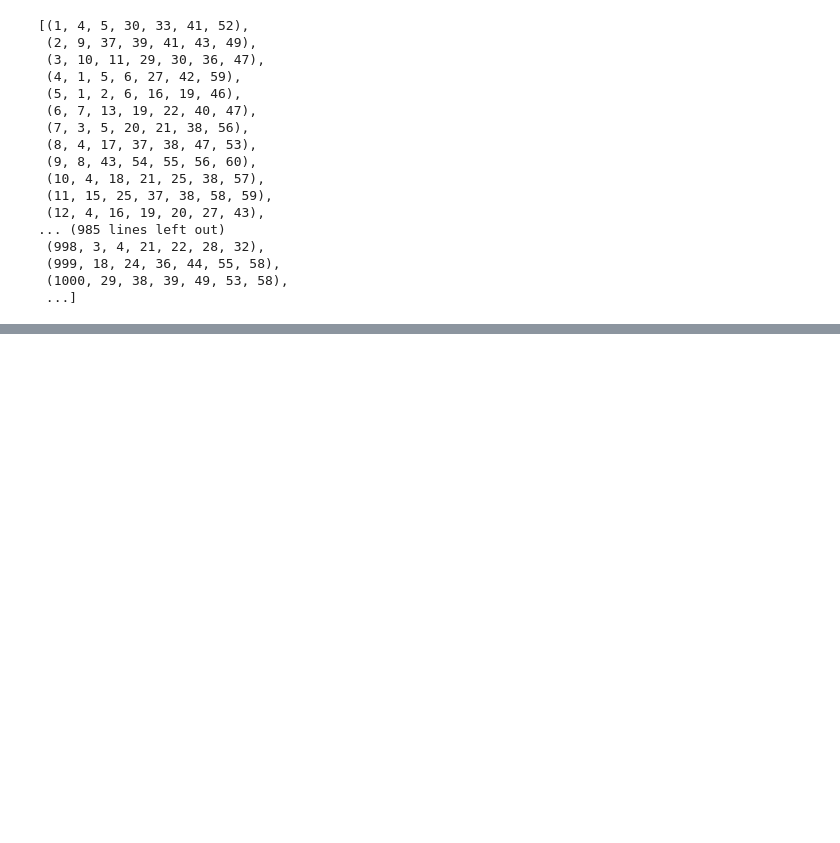
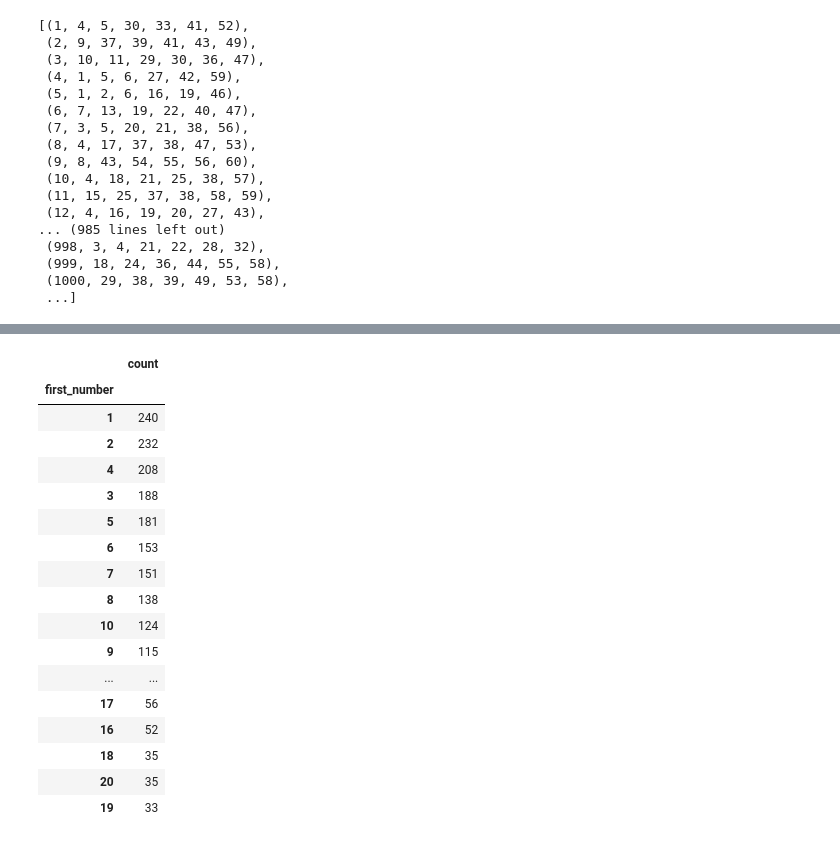
Before and after one commit to spohess/MegaBotSenaPy, a Jupyter notebook: Lottery_Analysis.ipynb, the cells around one changed output, grey strips where cells are left out. Saved outputs shown, nothing was run; the diff lists cells and outputs as text; code cells hidden in the pictures; blank space fills up the shorter version.

```diff
--- a/Lottery_Analysis.ipynb
+++ b/Lottery_Analysis.ipynb
@@ -48,0 +62,25 @@ contests
+# %%
+first_number = contests[['first_number']]
+first_count = first_number.groupby(['first_number'])['first_number'].count()
+first_count = first_count.reset_index(name='count')
+first_count.set_index('first_number', inplace=True)
+first_count.sort_values(['count'], ascending=False).head(20)
+# %% [output]
+|  | count |
+| first_number |  |
+| 1 | 240 |
+| 2 | 232 |
+| 4 | 208 |
+| 3 | 188 |
+| 5 | 181 |
+| 6 | 153 |
+| 7 | 151 |
+| 8 | 138 |
+| 10 | 124 |
+| 9 | 115 |
+| ... | ... |
+| 17 | 56 |
+| 16 | 52 |
+| 18 | 35 |
+| 20 | 35 |
+| 19 | 33 |
```
Also changed, not shown: parts of 16 cells of this notebook.
